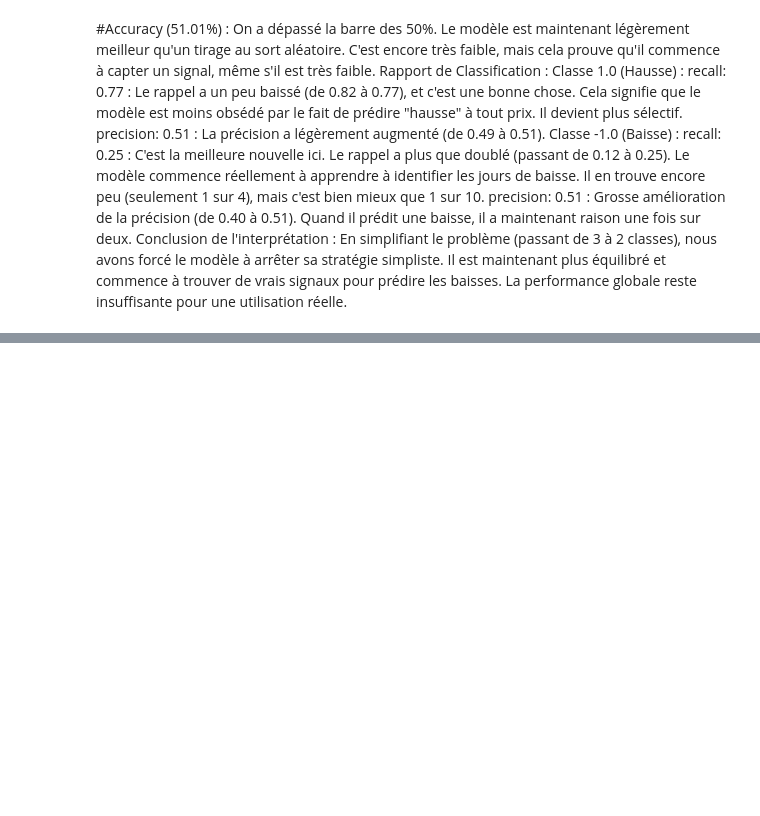
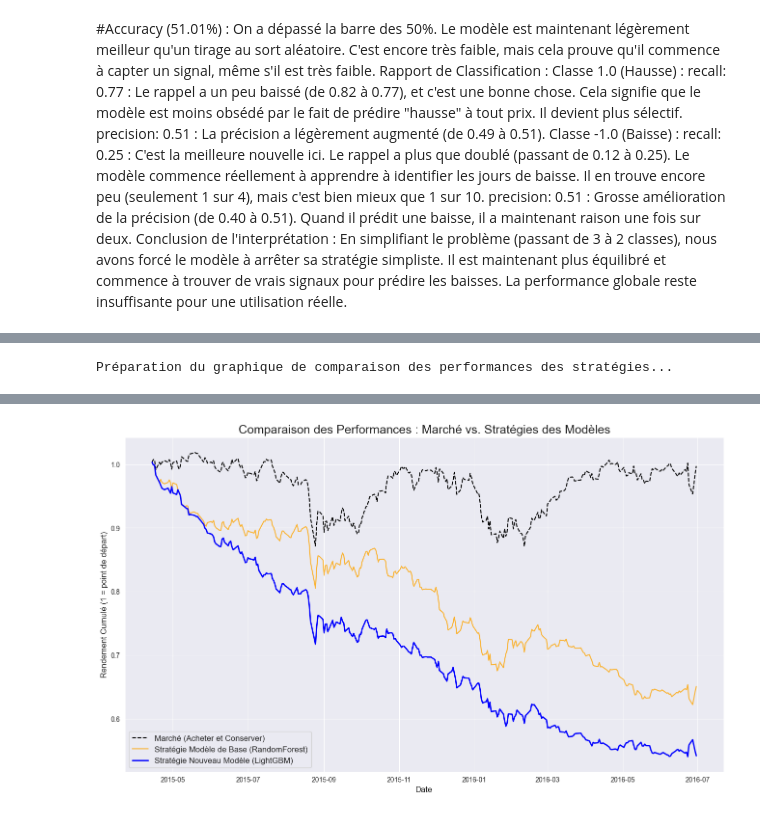
Before and after one commit to arcadiumstreet/MachineLearningProject, a Jupyter notebook: Project/notebook/indicators.ipynb, the cells around one changed output, grey strips where cells are left out. Saved outputs shown, nothing was run; the diff lists cells and outputs as text; code cells hidden in the pictures; blank space fills up the shorter version.

```diff
--- a/Project/notebook/indicators.ipynb
+++ b/Project/notebook/indicators.ipynb
@@ -831,0 +1146,76 @@ Conclusion de l'interprétation : En simplifiant le problème (passant de 3 à 2
+# %%
+import matplotlib.pyplot as plt
+import pandas as pd
+from sklearn.ensemble import RandomForestClassifier
+
+print("Préparation du graphique de comparaison des performances des stratégies...\n")
+
+# --- On s'assure que les résultats du dernier modèle (LGBM) sont disponibles ---
+if 'y_pred' in locals() and 'X_test' in locals() and 'data_model' in locals():
+
+    # --- 1. Préparer les prédictions du modèle de BASE (RandomForest) pour comparer ---
+
+    # On repart des données du modèle précédent (sans les features complexes)
+    data_base = data_featured[data_featured['target'] != 0].copy()
+    y_base = data_base['target']
+    X_base = data_base.drop(columns=[
+        'Open', 'High', 'Low', 'Close', 'Adj Close', 'Volume', 'Dollar Volume',
+        'return_1d', 'log_return_1d', 'target'
+    ], errors='ignore')
+
+    # Division et entraînement rapide du modèle de base
+    split_index_base = int(len(X_base) * 0.8)
+    X_train_base, X_test_base = X_base[:split_index_base], X_base[split_index_base:]
+    y_train_base, y_test_base = y_base[:split_index_base], y_base[split_index_base:]
+
+    model_rf = RandomForestClassifier(n_estimators=100, random_state=42, class_weight='balanced')
+    model_rf.fit(X_train_base, y_train_base)
+    y_pred_base = model_rf.predict(X_test_base)
+
+    # On crée un DataFrame avec les prédictions du modèle de base
+    base_predictions = pd.DataFrame({'base_pred': y_pred_base}, index=X_test_base.index)
+
+    # --- 2. Créer le DataFrame de comparaison ---
+
+    # On utilise l'index de test du NOUVEAU modèle comme référence
+    comparison_df = pd.DataFrame(index=X_test.index)
+
+    # Ajouter le rendement réel du marché
+    comparison_df['market_return'] = data_model.loc[X_test.index, 'return_1d']
+
+    # Ajouter les prédictions du NOUVEAU modèle (LGBM)
+    comparison_df['new_model_pred'] = y_pred
+
+    # Fusionner les prédictions du modèle de BASE
+    comparison_df = comparison_df.merge(base_predictions, left_index=True, right_index=True, how='left')
+    # Remplir les jours où les prédictions pourraient manquer
+    comparison_df['base_pred'].fillna(0, inplace=True)
+
+    # --- 3. Calculer le rendement de chaque stratégie ---
+    comparison_df['strategy_return_new'] = comparison_df['market_return'] * comparison_df['new_model_pred']
+    comparison_df['strategy_return_base'] = comparison_df['market_return'] * comparison_df['base_pred']
+
+    # --- 4. Calculer les rendements cumulés ---
+    comparison_df['market_cumulative'] = (1 + comparison_df['market_return']).cumprod()
+    comparison_df['strategy_cumulative_new'] = (1 + comparison_df['strategy_return_new']).cumprod()
+    comparison_df['strategy_cumulative_base'] = (1 + comparison_df['strategy_return_base']).cumprod()
+
+    # --- 5. Tracer le graphique ---
+    plt.figure(figsize=(16, 9))
+
+    plt.plot(comparison_df.index, comparison_df['market_cumulative'], label='Marché (Acheter et Conserver)', color='black', linestyle='--')
+    plt.plot(comparison_df.index, comparison_df['strategy_cumulative_base'], label='Stratégie Modèle de Base (RandomForest)', color='orange', alpha=0.8)
+    plt.plot(comparison_df.index, comparison_df['strategy_cumulative_new'], label='Stratégie Nouveau Modèle (LightGBM)', color='blue', linewidth=2)
+
+    plt.title('Comparaison des Performances : Marché vs. Stratégies des Modèles', fontsize=18)
+    plt.xlabel('Date', fontsize=12)
+    plt.ylabel('Rendement Cumulé (1 = point de départ)', fontsize=12)
+    plt.legend(fontsize=12)
+    plt.grid(True)
+    plt.show()
+
+else:
+    print("ERREUR : Les résultats du test précédent (variables y_pred, X_test) sont introuvables.")
+    print("Veuillez d'abord exécuter la cellule de test du modèle LightGBM.")
+# %% [output]
+Préparation du graphique de comparaison des performances des stratégies...
@@ -831,0 +1229 @@ Conclusion de l'interprétation : En simplifiant le problème (passant de 3 à 2
+[figure, added]
```
Also changed, not shown: parts of 5 cells of this notebook, 1 other file.
